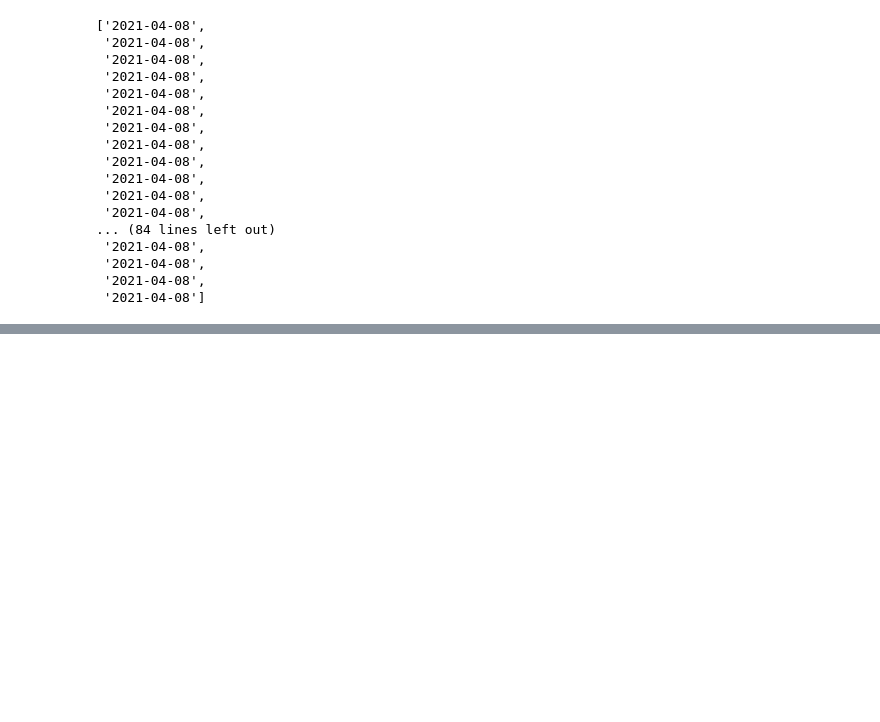
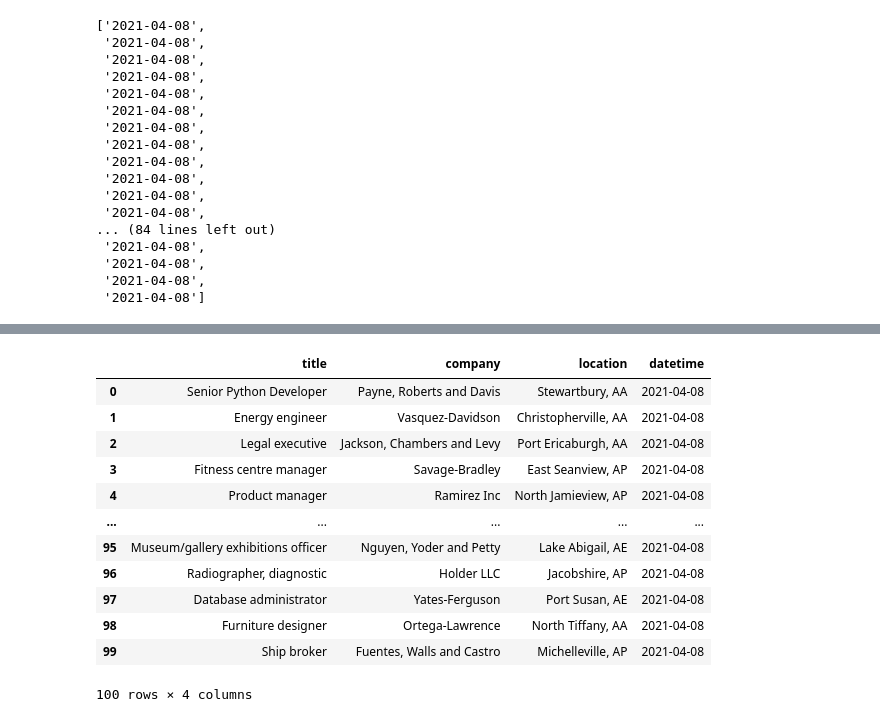
Before and after one commit to NSS-Data-Analytics-Cohort-8/webscraping-Jerspen175, a Jupyter notebook: Webscraping.ipynb, the cells around one changed output, grey strips where cells are left out. Drawn from its saved outputs; the diff is of its cells as text; code cells hidden in the pictures; blank space fills up the shorter version.

```diff
--- a/Webscraping.ipynb
+++ b/Webscraping.ipynb
@@ -159,0 +141,4 @@ Michelleville, AP
+# %%
+for x in company:
+    company_name.append(x)
+company_name
@@ -159,0 +163,9 @@ Michelleville, AP
+# %%
+job_title = []
+# %%
+title = soup.find_all('h2', class_='title')
+title = [title.text.strip() for title in title]
+# %%
+for x in title:
+    job_title.append(x)
+job_title
@@ -159,0 +190,22 @@ Michelleville, AP
+# %%
+jobs = {'title' : job_title, 'company' : company_name, 'location' : location_name, 'datetime' : dates_class}
+
+import pandas as pd
+
+
+fake_jobs = pd.DataFrame(jobs)
+fake_jobs
+# %% [output]
+|  | title | company | location | datetime |
+| 0 | Senior Python Developer | Payne, Roberts and Davis | Stewartbury, AA | 2021-04-08 |
+| 1 | Energy engineer | Vasquez-Davidson | Christopherville, AA | 2021-04-08 |
+| 2 | Legal executive | Jackson, Chambers and Levy | Port Ericaburgh, AA | 2021-04-08 |
+| 3 | Fitness centre manager | Savage-Bradley | East Seanview, AP | 2021-04-08 |
+| 4 | Product manager | Ramirez Inc | North Jamieview, AP | 2021-04-08 |
+| ... | ... | ... | ... | ... |
+| 95 | Museum/gallery exhibitions officer | Nguyen, Yoder and Petty | Lake Abigail, AE | 2021-04-08 |
+| 96 | Radiographer, diagnostic | Holder LLC | Jacobshire, AP | 2021-04-08 |
+| 97 | Database administrator | Yates-Ferguson | Port Susan, AE | 2021-04-08 |
+| 98 | Furniture designer | Ortega-Lawrence | North Tiffany, AA | 2021-04-08 |
+| 99 | Ship broker | Fuentes, Walls and Castro | Michelleville, AP | 2021-04-08 |
+100 rows × 4 columns
```
Also changed, not shown: parts of 8 cells of this notebook.
